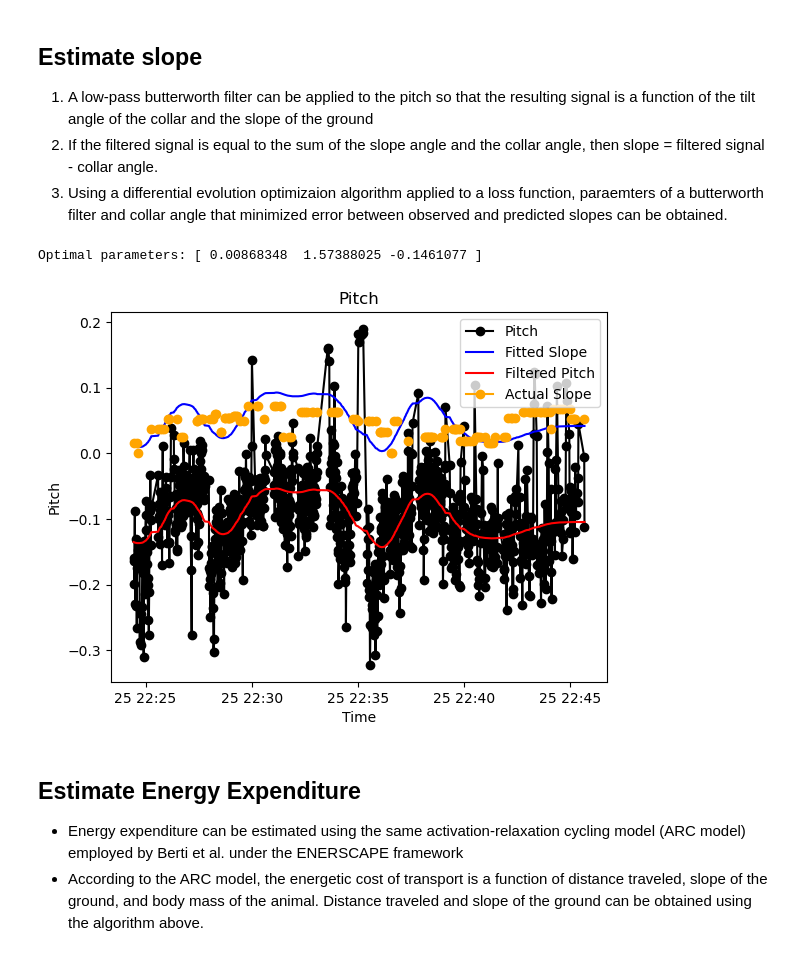
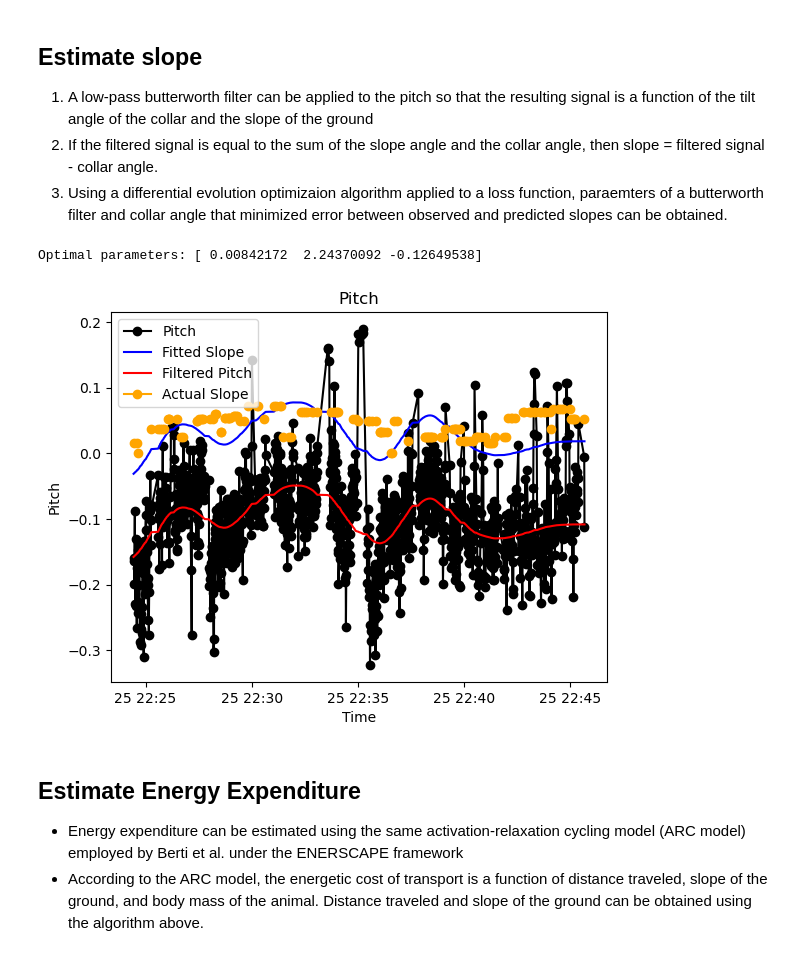
Before and after one commit to rhemitoth/Dead_Reckoning_Python, a Jupyter notebook: StepCount.ipynb, the cells around one changed output. Drawn from its saved outputs; the diff is of its cells as text; code cells hidden in the pictures.

```diff
--- a/StepCount.ipynb
+++ b/StepCount.ipynb
@@ -334,7 +354,7 @@ plt.show()
 # VALID STEP FREQUENCIES
 # Based on range of observed stride frequencies in Eland (a species of comparable body mass; stride frequency is known to scale w body mass)
 min_stride_freq = 0.6
-max_stride_freq = 1.65
+max_stride_freq = 1.7
 # %%
 # Filter dataframe for step candidates
 step_candidates = df[df['falling_edges'] == True]
@@ -427,7 +483,7 @@ step_candidates['distance_traveled'].sum()
   2) If the filtered signal is equal to the sum of the slope angle and the collar angle, then slope = filtered signal - collar angle.
   3) Using a differential evolution optimizaion algorithm applied to a loss function, paraemters of a butterworth filter and collar angle  that minimized error between observed and predicted slopes can be obtained.
 # %%
-steps = df[df['valid_step']==1]
+stride_data = df[df['valid_step']==1]
 # %%
 # Placeholder function to simulate a black-box model's predictions
 def model_predictions(params, data):
@@ -448,12 +504,12 @@ def model_predictions(params, data):
 def cost_function(params, data, actual):
     predictions = model_predictions(params, data)
     error = actual-predictions
-    weighted_error = np.where(error<0, abs(error**3),abs(error**3))
+    weighted_error = np.where(error<0, abs(error**2.05),error**2)
     return np.sum(weighted_error)
 
 # Example data (replace with your actual data)
-data = steps
-actual = steps.loc[steps['Slope1'].notnull(),'Slope1']
+data = stride_data
+actual = stride_data.loc[stride_data['Slope1'].notnull(),'Slope1']
 
 # Differential Evolution (a type of genetic algorithm)
 bounds = [(1/700,1/100), (1,2.5),(-15*math.pi/180,-1*math.pi/180)]  # Example parameter bounds
@@ -462,7 +518,7 @@ result = differential_evolution(cost_function, bounds, args=(data, actual))
 
 print("Optimal parameters:", result.x)
 # %% [output]
-Optimal parameters: [ 0.00868348  1.57388025 -0.1461077 ]
+Optimal parameters: [ 0.00842172  2.24370092 -0.12649538]
 # %%
 # DESIGN THE BUTTERWORTH FILTER
 
@@ -478,40 +534,42 @@ normalized_cutoff = cutoff_frequency / nyquist_frequency
 # Get the filter coefficients
 b, a = butter(order, normalized_cutoff, btype='low', analog=False)
 # %%
-steps['filtered_pitch'] = filtfilt(b, a, steps['pitch'])
+stride_data['filtered_pitch'] = filtfilt(b, a, stride_data['pitch'])
+stride_data['collar_angle'] = result.x[2]
+stride_data['slope_pred'] = stride_data['filtered_pitch'] - stride_data['collar_angle']
 # %%
 # PLOT PITCH OVER TIME
 
-pitch = steps['pitch']
-slope_guess = steps['filtered_pitch'] - result.x[2]
-pitch_filt = steps['filtered_pitch']
-dt = steps['datetime']
-slope = steps['Slope1']*math.pi/180
+pitch = stride_data['pitch']
+slope_guess = stride_data['slope_pred']
+pitch_filt = stride_data['filtered_pitch']
+dt = stride_data['datetime']
+slope = stride_data['Slope1']*math.pi/180
 
 # Create a 3D plot
 fig = plt.figure()
 ax = fig.add_subplot(111)
 
 # Plot the trajectory
 
 ax.plot(dt, pitch, marker = "o",linestyle='-', color='black', label='Pitch')
 ax.plot(dt, slope_guess,  linestyle='-', color='blue', label='Fitted Slope')
 ax.plot(dt, pitch_filt,  linestyle='-', color='red', label='Filtered Pitch')
 ax.plot(dt, slope,  marker = "o", color='orange', label='Actual Slope')
 
 
 # Setting labels
 ax.set_xlabel('Time')
 ax.set_ylabel('Pitch')
 
 # Adding a title and legend
 ax.set_title('Pitch')
 ax.legend()
 
 # Show plot
 plt.show()
 # %% [output]
-[figure, old version]
+[figure, new version]
 # %% [markdown]
 ## Estimate Energy Expenditure
 - Energy expenditure can be estimated using the same activation-relaxation cycling model (ARC model) employed by Berti et al. under the ENERSCAPE framework
```
Also changed, not shown: parts of 11 cells of this notebook.
